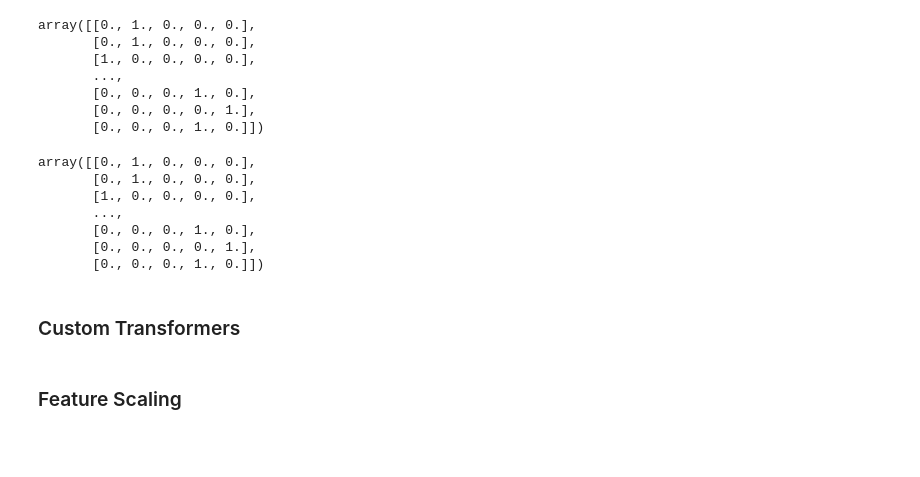
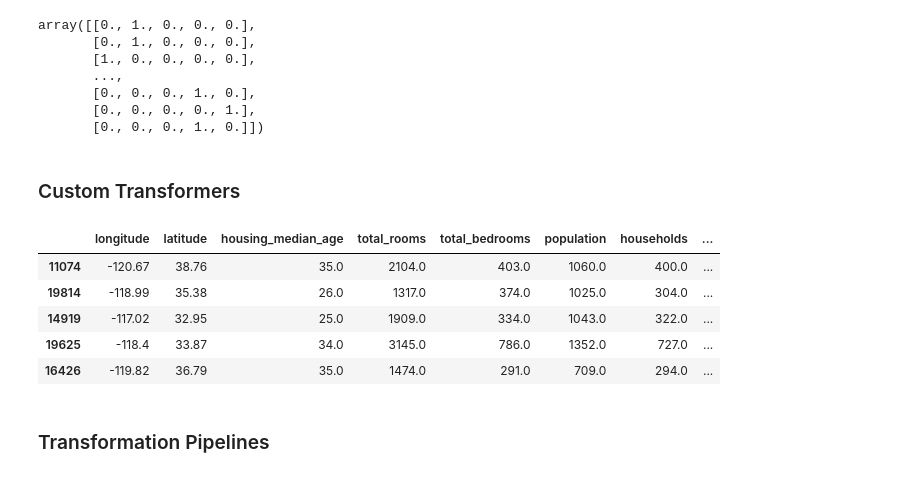
Before and after one commit to Roozeppe/Machine_Learning_Projects, a Jupyter notebook: housing_cali.ipynb, the cells around one changed output. Saved outputs shown, nothing was run; the diff lists cells and outputs as text; code cells hidden in the pictures; blank space fills up the shorter version.

Commit message:
Kaggle Notebook | housing_cali | Version 5

```diff
--- a/housing_cali.ipynb
+++ b/housing_cali.ipynb
@@ -295,18 +297,45 @@ array([[0., 1., 0., 0., 0.],
        [0., 0., 0., 1., 0.],
        [0., 0., 0., 0., 1.],
        [0., 0., 0., 1., 0.]])
-# %%
-# Convert housing_cat_1hot from a sparse array to a dense array
-housing_cat_1hot.toarray()
-# %% [output]
-array([[0., 1., 0., 0., 0.],
-       [0., 1., 0., 0., 0.],
-       [1., 0., 0., 0., 0.],
-       ...,
-       [0., 0., 0., 1., 0.],
-       [0., 0., 0., 0., 1.],
-       [0., 0., 0., 1., 0.]])
 # %% [markdown]
 ### Custom Transformers
-# %% [markdown]
-### Feature Scaling
+# %%
+# Create custom transformers to add extra attributes
+from sklearn.base import BaseEstimator, TransformerMixin
+
+col_names = "total_rooms", "total_bedrooms", "population", "households"
+rooms_ix, bedrooms_ix, population_ix, households_ix = [
+    housing.columns.get_loc(c) for c in col_names] # get the column indices
+
+class CombinedAttributesAdder(BaseEstimator, TransformerMixin):
+    def __init__(self, add_bedrooms_per_room=True): # no *args or **kargs
+        self.add_bedrooms_per_room = add_bedrooms_per_room
+    def fit(self, X, y=None):
+        return self  # nothing else to do
+    def transform(self, X):
+        rooms_per_household = X[:, rooms_ix] / X[:, households_ix]
+        population_per_household = X[:, population_ix] / X[:, households_ix]
+        if self.add_bedrooms_per_room:
+            bedrooms_per_room = X[:, bedrooms_ix] / X[:, rooms_ix]
+            return np.c_[X, rooms_per_household, population_per_household,
+                         bedrooms_per_room]
+        else:
+            return np.c_[X, rooms_per_household, population_per_household]
+
+attr_adder = CombinedAttributesAdder(add_bedrooms_per_room=False)
+housing_extra_attribs = attr_adder.transform(housing.values)
+# %%
+housing_extra_attribs = pd.DataFrame(
+    housing_extra_attribs,
+    columns=list(housing.columns)+["rooms_per_household", "population_per_household"],
+    index=housing.index)
+housing_extra_attribs.head()
+# %% [output]
+|  | longitude | latitude | housing_median_age | total_rooms | total_bedrooms | population | households | ... |
+| 11074 | -120.67 | 38.76 | 35.0 | 2104.0 | 403.0 | 1060.0 | 400.0 | ... |
+| 19814 | -118.99 | 35.38 | 26.0 | 1317.0 | 374.0 | 1025.0 | 304.0 | ... |
+| 14919 | -117.02 | 32.95 | 25.0 | 1909.0 | 334.0 | 1043.0 | 322.0 | ... |
+| 19625 | -118.4 | 33.87 | 34.0 | 3145.0 | 786.0 | 1352.0 | 727.0 | ... |
+| 16426 | -119.82 | 36.79 | 35.0 | 1474.0 | 291.0 | 709.0 | 294.0 | ... |
+# %% [markdown]
+### Transformation Pipelines
```
Also changed, not shown: parts of 9 cells of this notebook.
